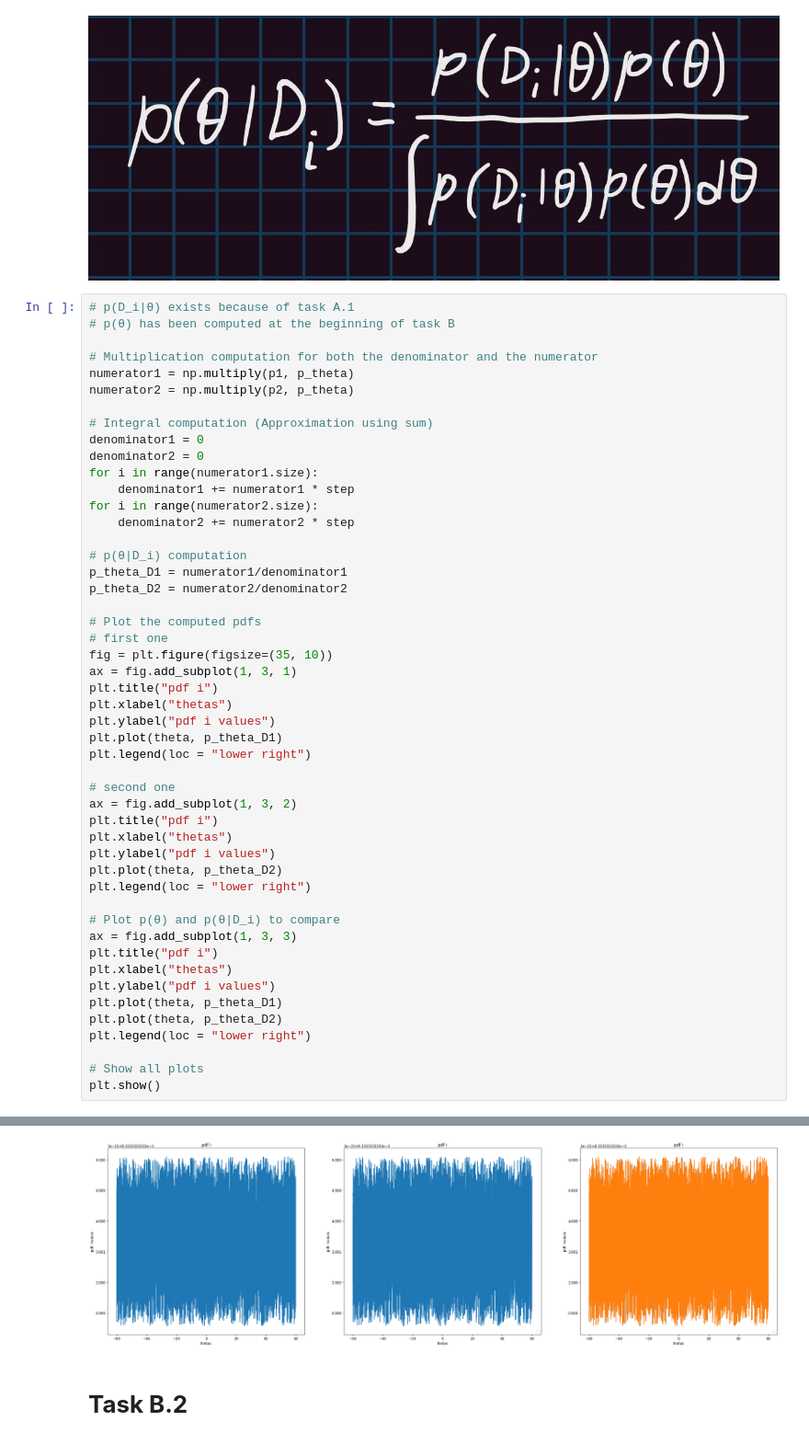
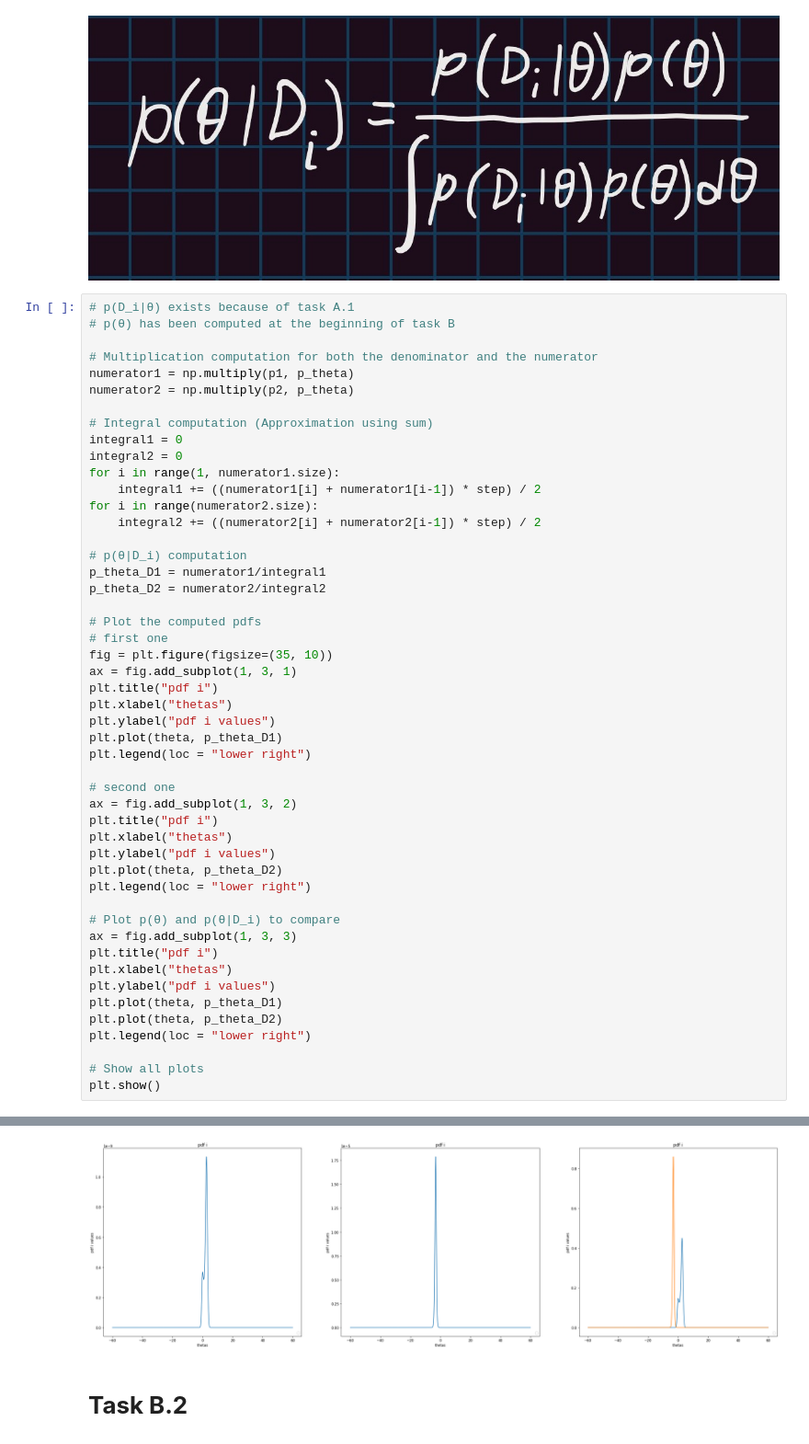
Before and after one commit to giahou2000/Gaming-statistics, a Jupyter notebook: gaming_company.ipynb, the cells around one changed output, grey strips where cells are left out. Shown at 92% size. Cells and saved outputs as stored; diff of their text form.

```diff
--- a/gaming_company.ipynb
+++ b/gaming_company.ipynb
@@ -148,16 +148,16 @@ numerator1 = np.multiply(p1, p_theta)
 numerator2 = np.multiply(p2, p_theta)
 
 # Integral computation (Approximation using sum)
-denominator1 = 0
-denominator2 = 0
-for i in range(numerator1.size):
-    denominator1 += numerator1 * step
+integral1 = 0
+integral2 = 0
+for i in range(1, numerator1.size):
+    integral1 += ((numerator1[i] + numerator1[i-1]) * step) / 2
 for i in range(numerator2.size):
-    denominator2 += numerator2 * step
+    integral2 += ((numerator2[i] + numerator2[i-1]) * step) / 2
 
 # p(θ|D_i) computation
-p_theta_D1 = numerator1/denominator1
-p_theta_D2 = numerator2/denominator2
+p_theta_D1 = numerator1/integral1
+p_theta_D2 = numerator2/integral2
 
 # Plot the computed pdfs
 # first one
@@ -165,33 +165,33 @@ fig = plt.figure(figsize=(35, 10))
 ax = fig.add_subplot(1, 3, 1)
 plt.title("pdf i")
 plt.xlabel("thetas")
 plt.ylabel("pdf i values")
 plt.plot(theta, p_theta_D1)
 plt.legend(loc = "lower right")
 
 # second one
 ax = fig.add_subplot(1, 3, 2)
 plt.title("pdf i")
 plt.xlabel("thetas")
 plt.ylabel("pdf i values")
 plt.plot(theta, p_theta_D2)
 plt.legend(loc = "lower right")
 
 # Plot p(θ) and p(θ|D_i) to compare
 ax = fig.add_subplot(1, 3, 3)
 plt.title("pdf i")
 plt.xlabel("thetas")
 plt.ylabel("pdf i values")
 plt.plot(theta, p_theta_D1)
 plt.plot(theta, p_theta_D2)
 plt.legend(loc = "lower right")
 
 # Show all plots
 plt.show()
 # %% [output]
 No artists with labels found to put in legend.  Note that artists whose label start with an underscore are ignored when legend() is called with no argument.
 No artists with labels found to put in legend.  Note that artists whose label start with an underscore are ignored when legend() is called with no argument.
 No artists with labels found to put in legend.  Note that artists whose label start with an underscore are ignored when legend() is called with no argument.
-[figure, old version]
+[figure, new version]
 # %% [markdown]
 # **Task B.2**
```
